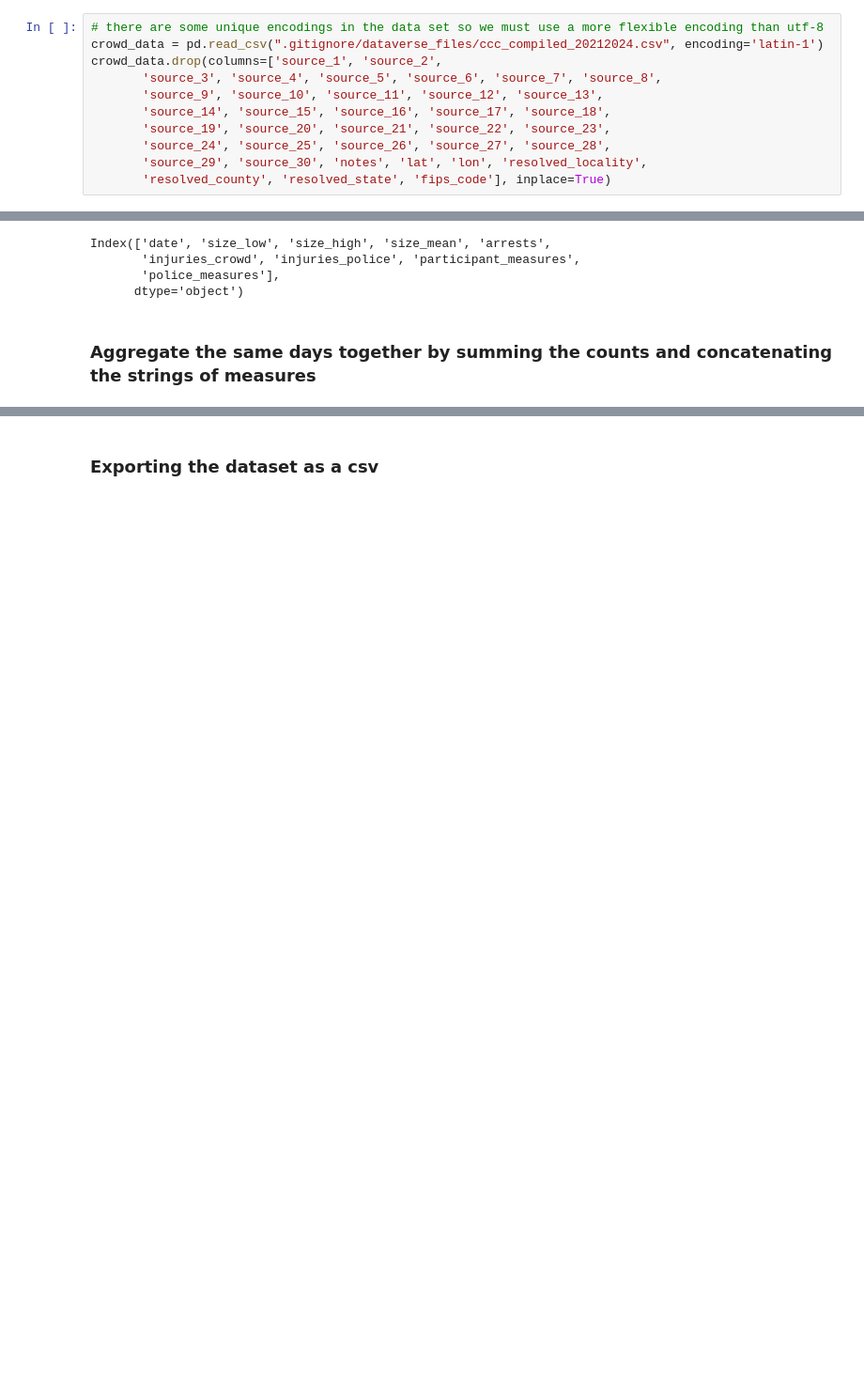
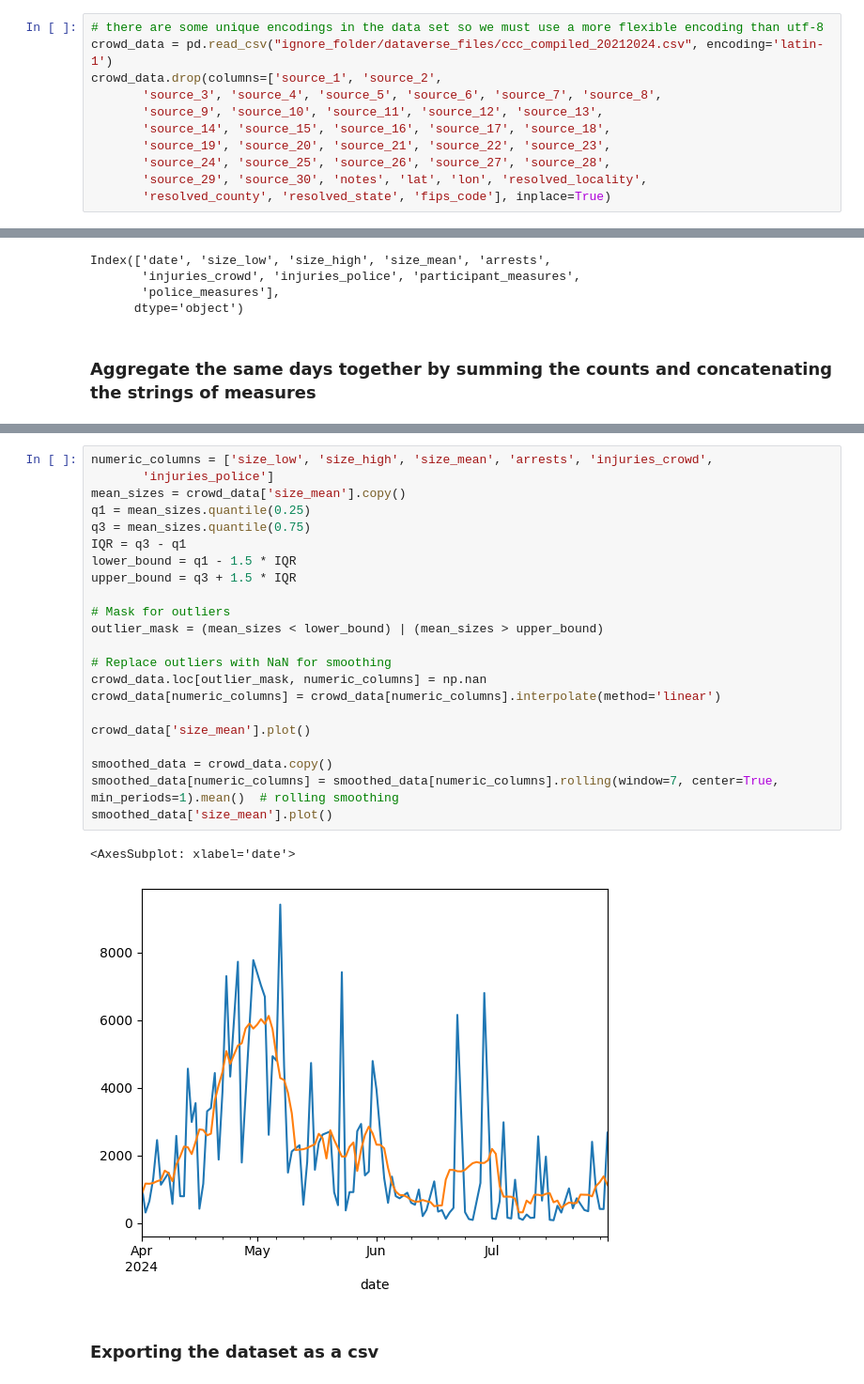
Before and after one commit to fletchmur/riot-modeling, a Jupyter notebook: data_cleaning.ipynb, the cells around one changed output, grey strips where cells are left out. Shown: that part at 94% size. Drawn from its saved outputs; the diff is of its cells as text; blank space fills up the shorter version.

Commit message:
updated data to remove outliers, also included a smoothed dataset

```diff
--- a/data_cleaning.ipynb
+++ b/data_cleaning.ipynb
@@ -5,7 +8,7 @@ import regex as re
 ### Loading in the full 2025 Crowd Counting Datasets
 # %%
 # there are some unique encodings in the data set so we must use a more flexible encoding than utf-8
-crowd_data = pd.read_csv(".gitignore/dataverse_files/ccc_compiled_20212024.csv", encoding='latin-1')
+crowd_data = pd.read_csv("ignore_folder/dataverse_files/ccc_compiled_20212024.csv", encoding='latin-1')
 crowd_data.drop(columns=['source_1', 'source_2',
        'source_3', 'source_4', 'source_5', 'source_6', 'source_7', 'source_8',
        'source_9', 'source_10', 'source_11', 'source_12', 'source_13',
@@ -118,3 +106,28 @@ crowd_data = crowd_data.groupby('date').agg(agg_dict)
+# %%
+numeric_columns = ['size_low', 'size_high', 'size_mean', 'arrests', 'injuries_crowd',
+       'injuries_police']
+mean_sizes = crowd_data['size_mean'].copy()
+q1 = mean_sizes.quantile(0.25)
+q3 = mean_sizes.quantile(0.75)
+IQR = q3 - q1
+lower_bound = q1 - 1.5 * IQR
+upper_bound = q3 + 1.5 * IQR
+
+# Mask for outliers
+outlier_mask = (mean_sizes < lower_bound) | (mean_sizes > upper_bound)
+
+# Replace outliers with NaN for smoothing
+crowd_data.loc[outlier_mask, numeric_columns] = np.nan
+crowd_data[numeric_columns] = crowd_data[numeric_columns].interpolate(method='linear')
+
+crowd_data['size_mean'].plot()
+
+smoothed_data = crowd_data.copy()
+smoothed_data[numeric_columns] = smoothed_data[numeric_columns].rolling(window=7, center=True, min_periods=1).mean()  # rolling smoothing
+smoothed_data['size_mean'].plot()
+# %% [output]
+<AxesSubplot: xlabel='date'>
+[figure, added]
 # %% [markdown]
 ### Exporting the dataset as a csv
 # %%
```
Also changed, not shown: parts of 6 cells of this notebook, 2 other files.
